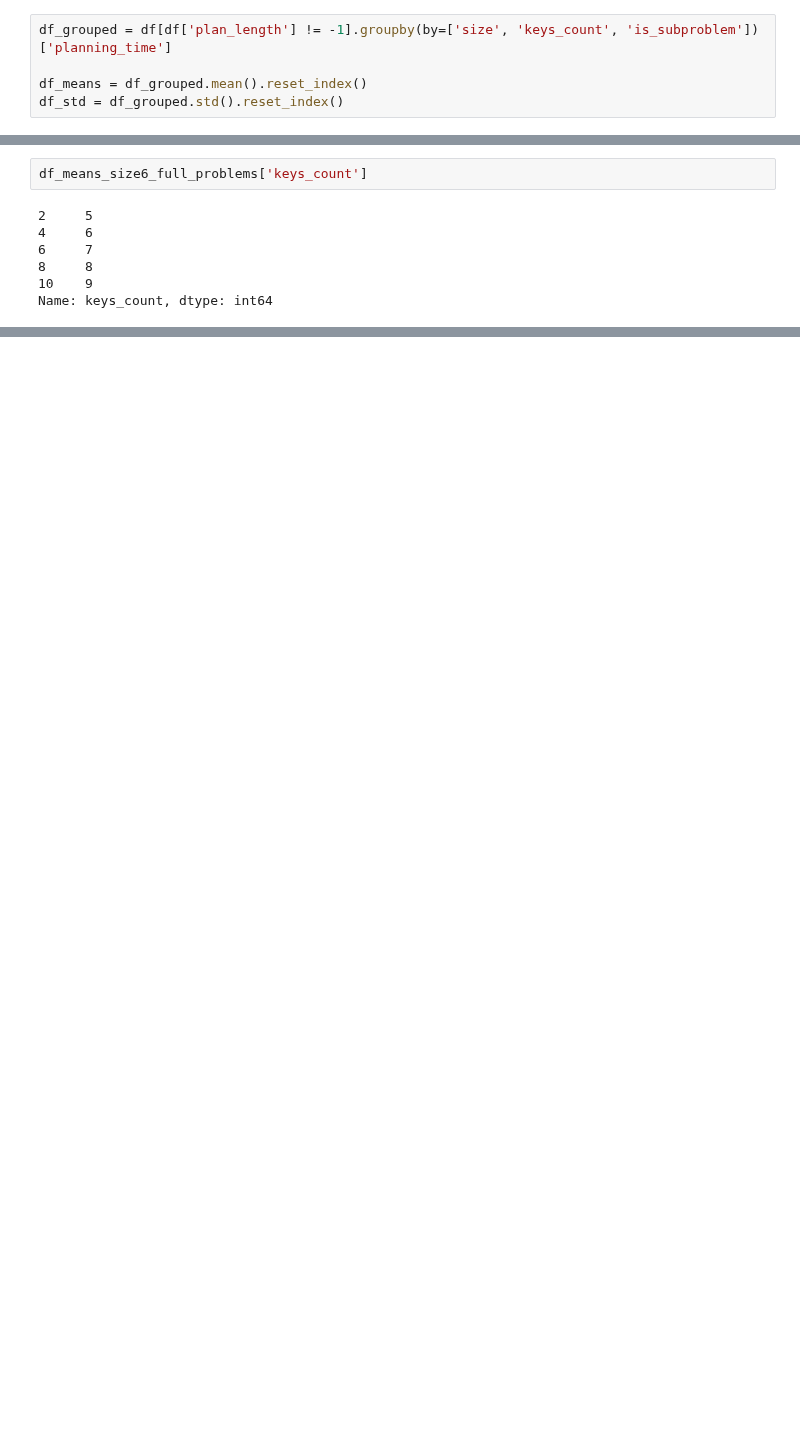
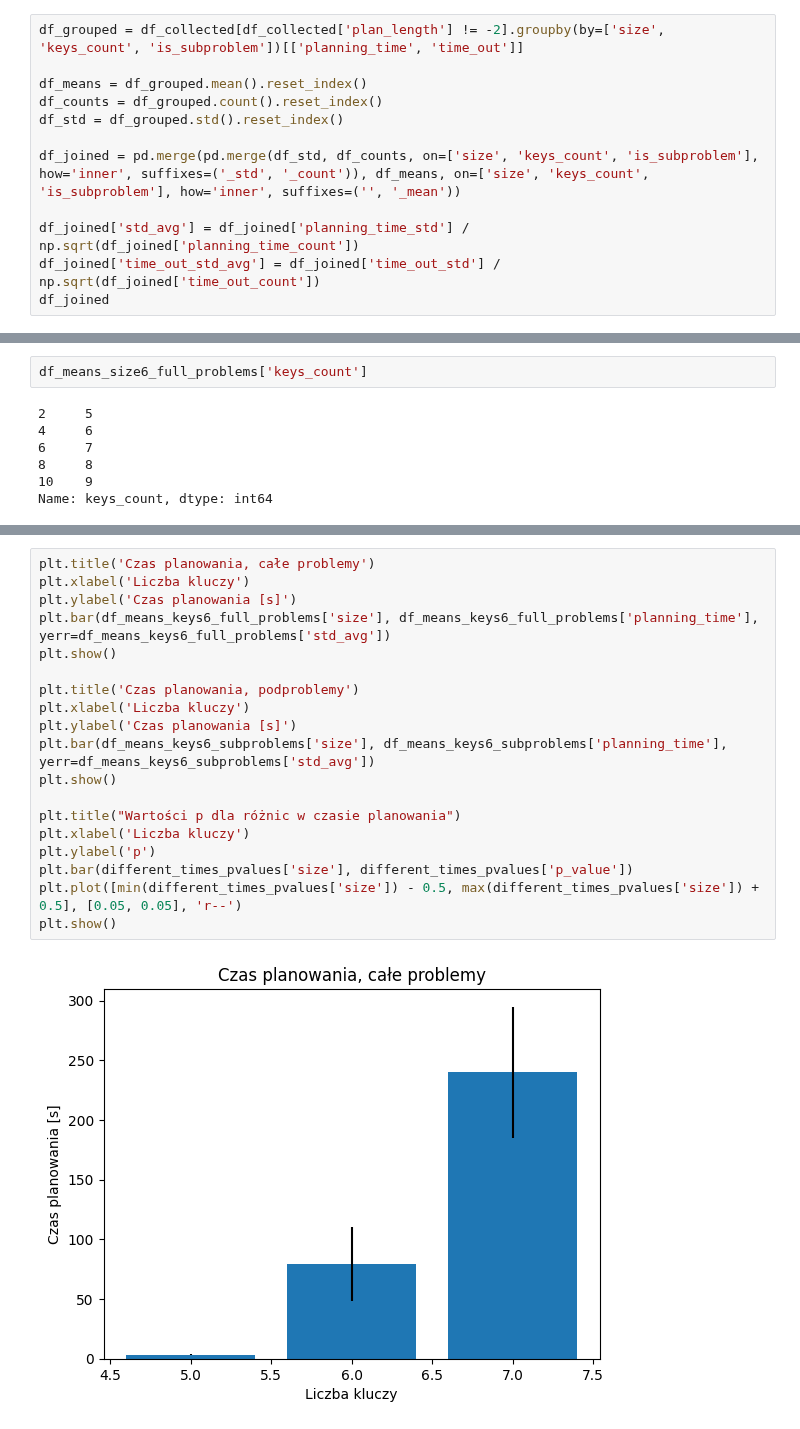
Before and after one commit to piotrkubala/blocky-game, a Jupyter notebook: experiments_plots.ipynb, the cells around one changed output, grey strips where cells are left out. Saved outputs shown, nothing was run; the diff lists cells and outputs as text; blank space fills up the shorter version.

```diff
--- a/experiments_plots.ipynb
+++ b/experiments_plots.ipynb
@@ -41,5 +65,12 @@ df_subproblems.groupby(by=['common_part', 'size', 'keys_count'])[['planning_time
 # %%
-df_grouped = df[df['plan_length'] != -1].groupby(by=['size', 'keys_count', 'is_subproblem'])['planning_time']
+df_grouped = df_collected[df_collected['plan_length'] != -2].groupby(by=['size', 'keys_count', 'is_subproblem'])[['planning_time', 'time_out']]
 
 df_means = df_grouped.mean().reset_index()
+df_counts = df_grouped.count().reset_index()
 df_std = df_grouped.std().reset_index()
+
+df_joined = pd.merge(pd.merge(df_std, df_counts, on=['size', 'keys_count', 'is_subproblem'], how='inner', suffixes=('_std', '_count')), df_means, on=['size', 'keys_count', 'is_subproblem'], how='inner', suffixes=('', '_mean'))
+
+df_joined['std_avg'] = df_joined['planning_time_std'] / np.sqrt(df_joined['planning_time_count'])
+df_joined['time_out_std_avg'] = df_joined['time_out_std'] / np.sqrt(df_joined['time_out_count'])
+df_joined
@@ -86,0 +165,21 @@ plt.show()
+# %%
+plt.title('Czas planowania, całe problemy')
+plt.xlabel('Liczba kluczy')
+plt.ylabel('Czas planowania [s]')
+plt.bar(df_means_keys6_full_problems['size'], df_means_keys6_full_problems['planning_time'], yerr=df_means_keys6_full_problems['std_avg'])
+plt.show()
+
+plt.title('Czas planowania, podproblemy')
+plt.xlabel('Liczba kluczy')
+plt.ylabel('Czas planowania [s]')
+plt.bar(df_means_keys6_subproblems['size'], df_means_keys6_subproblems['planning_time'], yerr=df_means_keys6_subproblems['std_avg'])
+plt.show()
+
+plt.title("Wartości p dla różnic w czasie planowania")
+plt.xlabel('Liczba kluczy')
+plt.ylabel('p')
+plt.bar(different_times_pvalues['size'], different_times_pvalues['p_value'])
+plt.plot([min(different_times_pvalues['size']) - 0.5, max(different_times_pvalues['size']) + 0.5], [0.05, 0.05], 'r--')
+plt.show()
+# %% [output]
+[figure, added]
```
Also changed, not shown: parts of 11 cells of this notebook.
